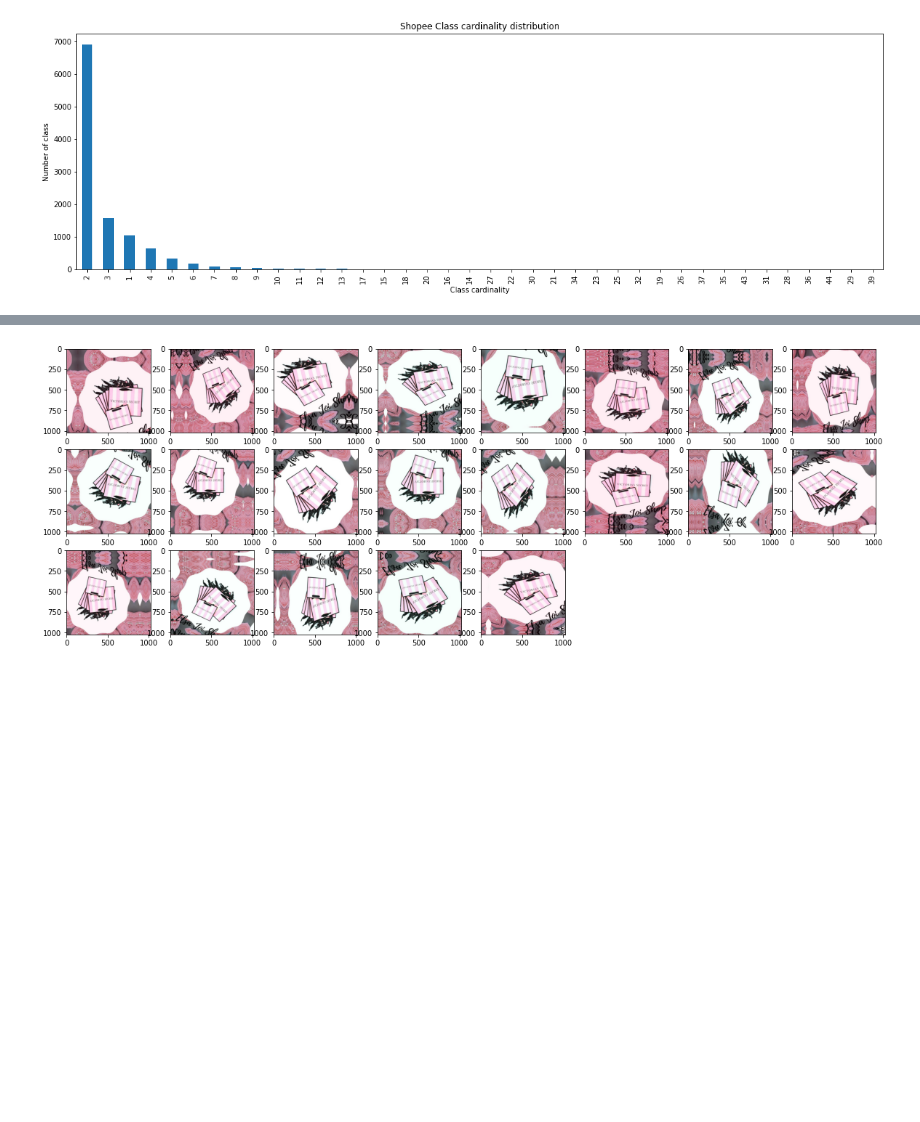
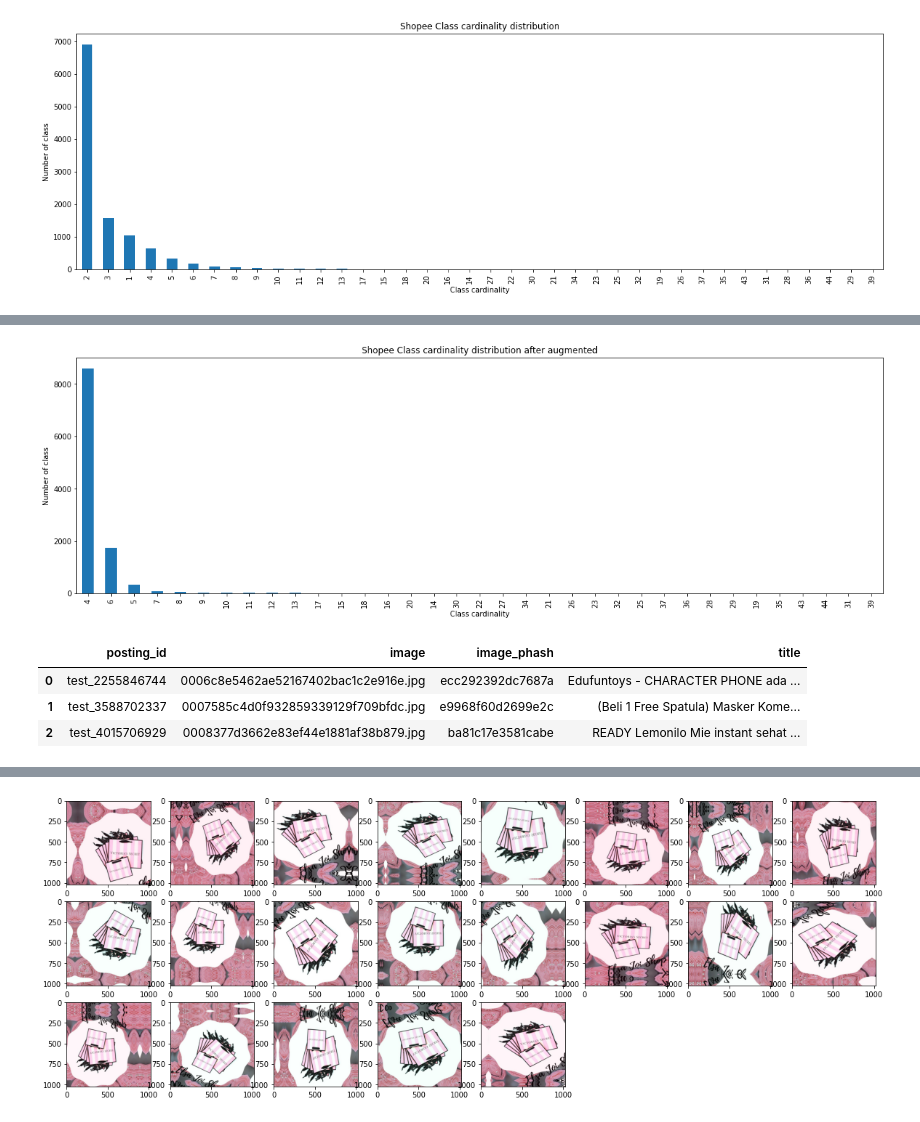
Before and after one commit to calibretaliation/DeepLearning20211, a Jupyter notebook: siamese_net_tf.ipynb, the cells around one changed output, grey strips where cells are left out. Saved outputs shown, nothing was run; the diff lists cells and outputs as text; code cells hidden in the pictures; blank space fills up the shorter version.

```diff
--- a/siamese_net_tf.ipynb
+++ b/siamese_net_tf.ipynb
@@ -37,15 +38,17 @@ def set_seed(seed=42):
     tf.random.set_seed(seed)
     os.environ['PYTHONHASHSEED'] = str(seed)
 # %%
-train_df = pd.read_csv('DeepLearning20211/data/train.csv', index_col=False)
-test_df = pd.read_csv('DeepLearning20211/data/test.csv', index_col=False)
+#@title Load CSV
+
+train_df = pd.read_csv('DeepLearning20211/data/train.csv')
+test_df = pd.read_csv('DeepLearning20211/data/test.csv')
 
 train_img_dir = Path('DeepLearning20211/data/train_images')
 test_img_dir = Path('DeepLearning20211/data/test_images/')
 # %%
 #@title Drop images with duplicated p-hash value
 
-train_df = train_df.drop_duplicates(subset=['image_phash']).reset_index()
+train_df = train_df.drop_duplicates(subset=['image_phash']).reset_index(drop=True)
 # %%
 #@title Plot class cardinality distribution
 
@@ -139,0 +103,14 @@ train_df.append(augmented_list, ignore_index=True)
+# %%
+#@title Plot class cardinality distribution after augmentation
+
+# calculate number of images in each class
+augmented_label_count = augmented_train_df['label_group'].value_counts()
+
+plt.figure(figsize=(20, 6))
+augmented_label_count.value_counts().plot.bar()
+plt.xlabel('Class cardinality')
+plt.ylabel('Number of class')
+plt.title('Shopee Class cardinality distribution after augmented')
+plt.show()
+# %% [output]
+[figure, added]
@@ -139,0 +143,7 @@ train_df.append(augmented_list, ignore_index=True)
+# %%
+test_df
+# %% [output]
+|  | posting_id | image | image_phash | title |
+| 0 | test_2255846744 | 0006c8e5462ae52167402bac1c2e916e.jpg | ecc292392dc7687a | Edufuntoys - CHARACTER PHONE ada ... |
+| 1 | test_3588702337 | 0007585c4d0f932859339129f709bfdc.jpg | e9968f60d2699e2c | (Beli 1 Free Spatula) Masker Kome... |
+| 2 | test_4015706929 | 0008377d3662e83ef44e1881af38b879.jpg | ba81c17e3581cabe | READY Lemonilo Mie instant sehat ... |
```
Also changed, not shown: parts of 12 cells of this notebook.
